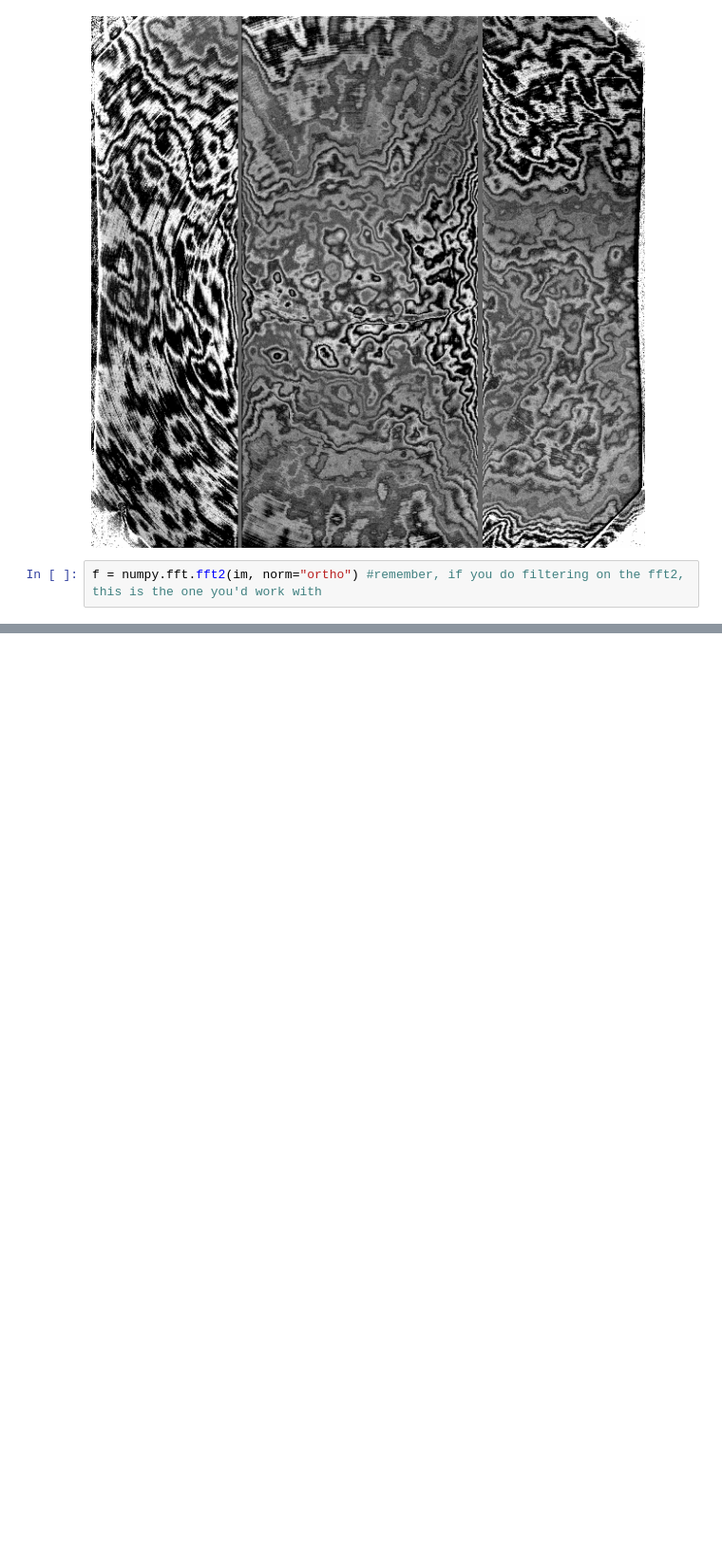
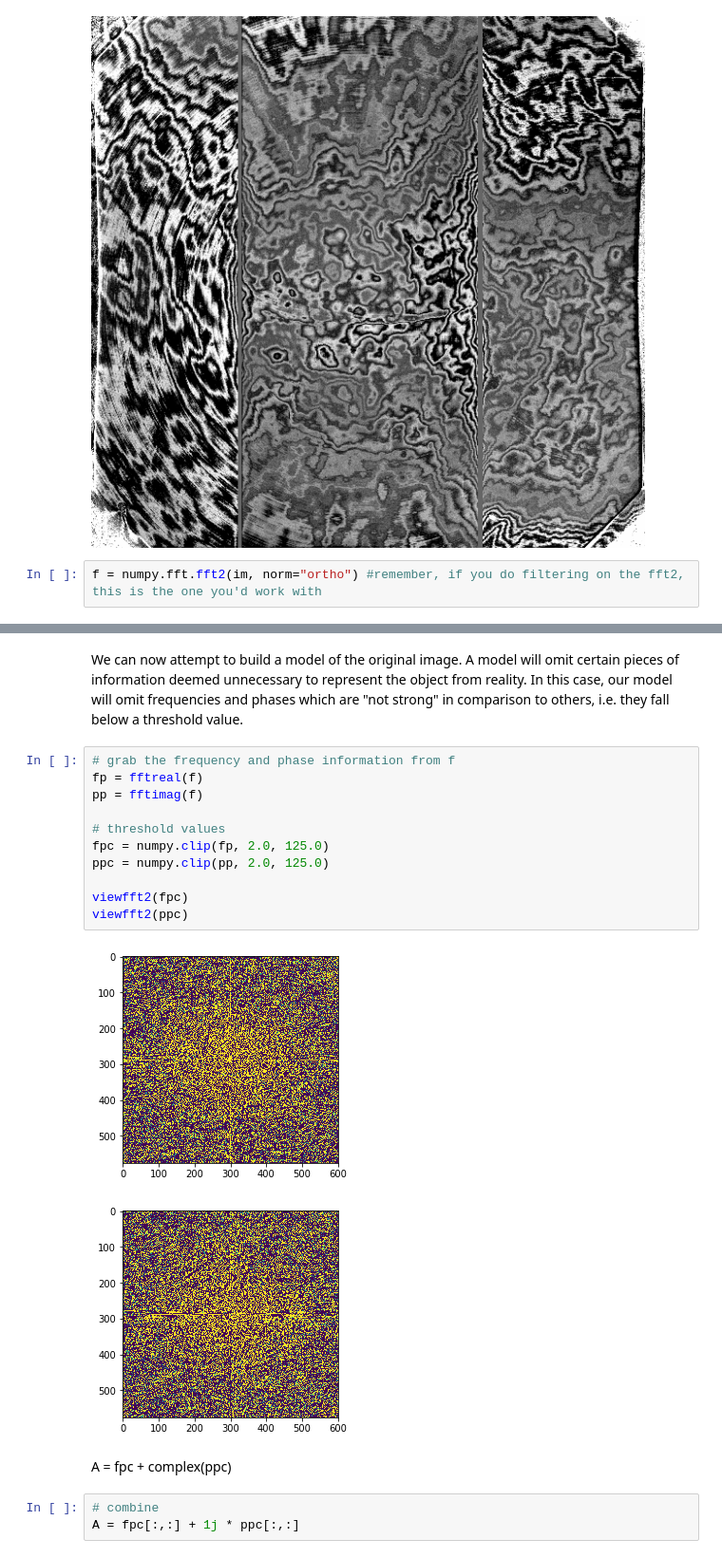
Before and after one commit to bbevan/myjupyternotebooks, a Jupyter notebook: FFT2 in Python - v2.ipynb, the cells around one changed output, grey strips where cells are left out. Shown at 95% size. Saved outputs shown, nothing was run; the diff lists cells and outputs as text; blank space fills up the shorter version.

```diff
--- a/FFT2 in Python - v2.ipynb
+++ b/FFT2 in Python - v2.ipynb
@@ -54,0 +61,21 @@ plt.imshow(fp, vmin=mn, vmax=mx)
+# %% [markdown]
+We can now attempt to build a model of the original image. A model will omit certain pieces of information deemed unnecessary to represent the object from reality. In this case, our model will omit frequencies and phases which are "not strong" in comparison to others, i.e. they fall below a threshold value.
+# %%
+# grab the frequency and phase information from f
+fp = fftreal(f)
+pp = fftimag(f)
+
+# threshold values
+fpc = numpy.clip(fp, 2.0, 125.0)
+ppc = numpy.clip(pp, 2.0, 125.0)
+
+viewfft2(fpc)
+viewfft2(ppc)
+# %% [output]
+[figure, added]
+[figure, added]
+# %% [markdown]
+A = fpc + complex(ppc)
+# %%
+# combine
+A = fpc[:,:] + 1j * ppc[:,:]
```
Also changed, not shown: parts of 8 cells of this notebook.
